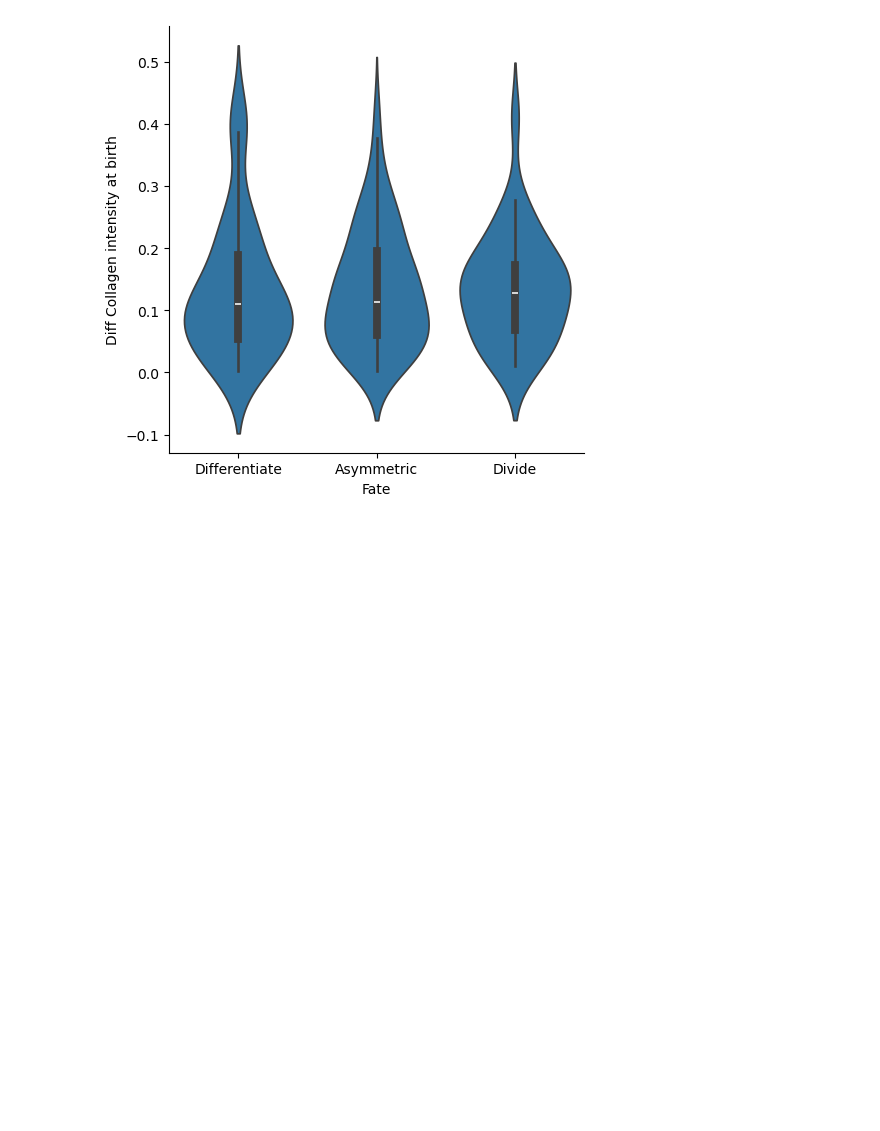
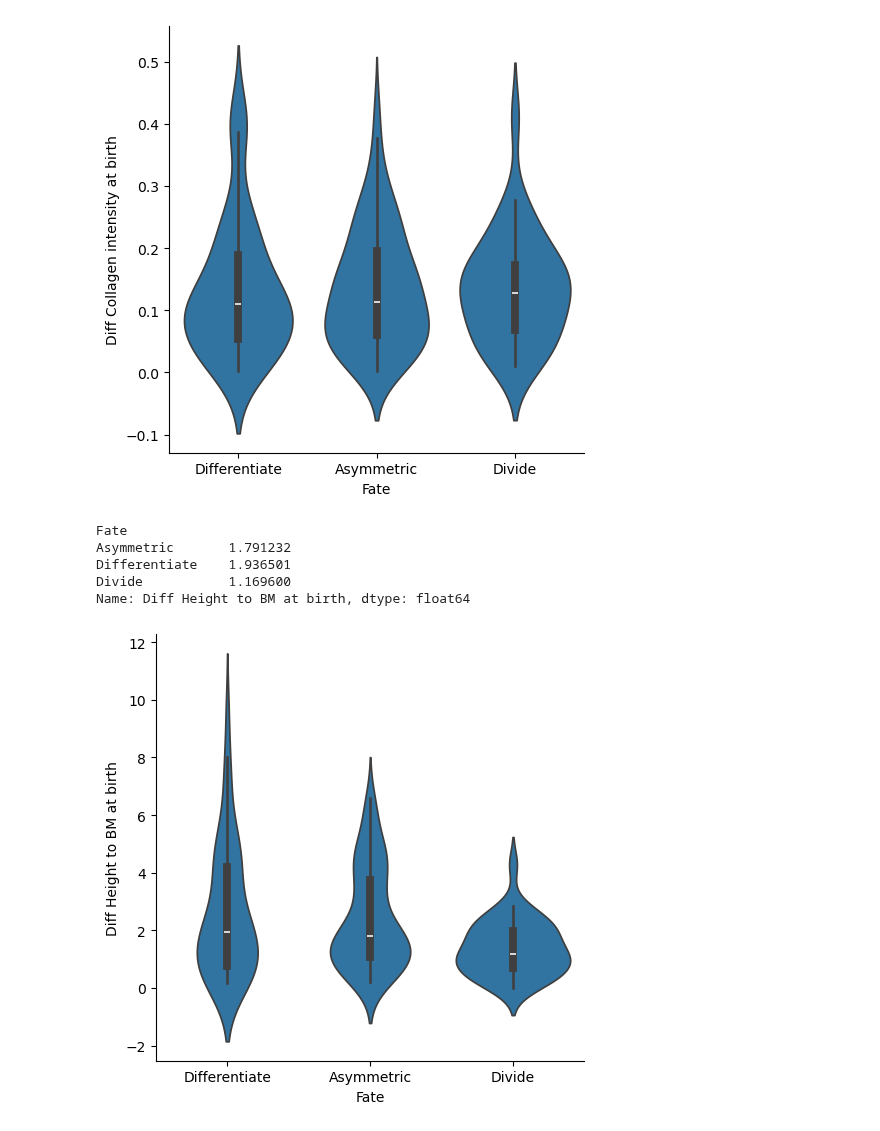
Before and after one commit to xies/mouse_skin_size_control, a Jupyter notebook: 2024_analysis/annotate_lineages/sister_analysis.ipynb, the cells around one changed output. Drawn from its saved outputs; the diff is of its cells as text; code cells hidden in the pictures; blank space fills up the shorter version.

```diff
--- a/2024_analysis/annotate_lineages/sister_analysis.ipynb
+++ b/2024_analysis/annotate_lineages/sister_analysis.ipynb
@@ -67,10 +67,14 @@ for i,(a,b) in enumerate(sisters):
     sister_differences.loc[i,f'Diff {f} at birth'] = np.abs(a.iloc[0][f,'Measurement'] - b.iloc[0][f,'Measurement'])
     f = 'Basal area'
     sister_differences.loc[i,f'Diff {f} at birth'] = np.abs(a.iloc[0][f,'Measurement'] - b.iloc[0][f,'Measurement'])
+    f = 'Height to BM'
+    sister_differences.loc[i,f'Diff {f} at birth'] = np.abs(a.iloc[0][f,'Measurement'] - b.iloc[0][f,'Measurement'])
     f = 'Mean curvature'
     sister_differences.loc[i,f'Diff {f} at birth'] = np.abs(a.iloc[0][f,'Measurement'] - b.iloc[0][f,'Measurement'])
     f = 'Collagen intensity'
     sister_differences.loc[i,f'Diff {f} at birth'] = np.abs(a.iloc[0][f,'Measurement'] - b.iloc[0][f,'Measurement'])
+    f = 'Basal alignment'
+    sister_differences.loc[i,f'Diff {f} at birth'] = np.abs(a.iloc[0][f,'Measurement'] - b.iloc[0][f,'Measurement'])
 # %%
 sb.catplot(sister_differences,x='Fate',y='Diff Cell volume exponential growth rate',kind='violin')
 sb.catplot(sister_differences,x='Fate',y='Diff Basal area at birth',kind='violin')
@@ -107,3 +111,13 @@ Divide           0.127960
 Name: Diff Collagen intensity at birth, dtype: float64
 [figure]
 [figure]
+# %%
+sb.catplot(sister_differences,x='Fate',y='Diff Height to BM at birth',kind='violin')
+print(sister_differences.groupby('Fate')['Diff Height to BM at birth'].median())
+# %% [output]
+Fate
+Asymmetric       1.791232
+Differentiate    1.936501
+Divide           1.169600
+Name: Diff Height to BM at birth, dtype: float64
+[figure, added]
```
Also changed, not shown: parts of 2 cells of this notebook, 10 other files.
